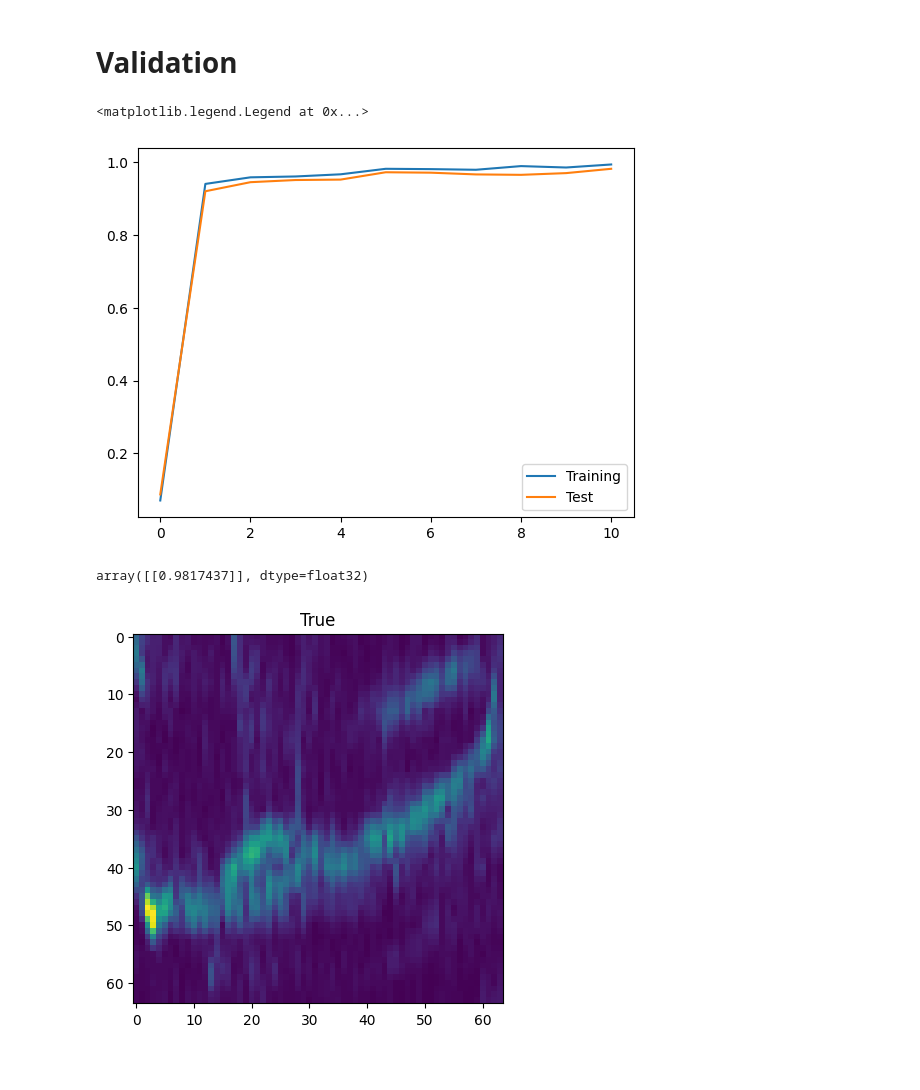
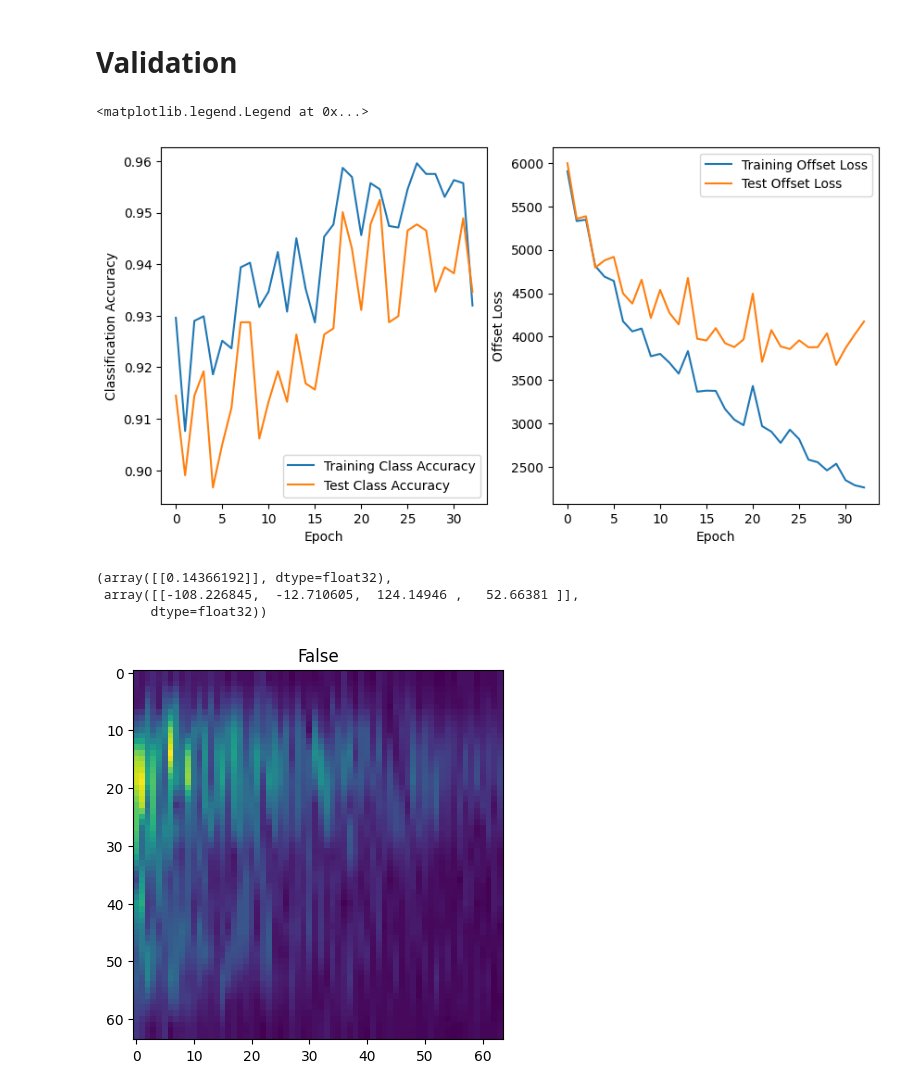
Before and after one commit to fangjunzhou/RCNN-Audio-Detection, a Jupyter notebook: bounding-box-classifier.ipynb, the cells around one changed output. Saved outputs shown, nothing was run; the diff lists cells and outputs as text; code cells hidden in the pictures.

Commit message:
Update: bounding-box-classifier Added offset prediction.

```diff
--- a/bounding-box-classifier.ipynb
+++ b/bounding-box-classifier.ipynb
@@ -93,8 +97,8 @@ class BoundingBoxDataset(Dataset):
 boundingBoxDataset = BoundingBoxDataset(SPECTROGRAM_DIR, LABEL_PATH, METADATA_PATH)
 fig, ax = plt.subplots(2, 2)
 # Randomly pick 2 positive and 2 negative spectrograms
-positiveIdxs = [idx for idx, label in enumerate(boundingBoxDataset.labels) if label == 1]
-negativeIdxs = [idx for idx, label in enumerate(boundingBoxDataset.labels) if label == 0]
+positiveIdxs = [idx for idx, label in enumerate(boundingBoxDataset.labels) if label[0] == 1]
+negativeIdxs = [idx for idx, label in enumerate(boundingBoxDataset.labels) if label[0] == 0]
 for i in range(2):
     indx = random.choice(positiveIdxs)
     ax[0][i].imshow(boundingBoxDataset.spectrograms[indx].reshape(64, 64))
@@ -150,8 +154,10 @@ class BoundingBoxClassifier(nn.Module):
         self.fc2 = nn.Linear(64, 32)
         # Hidden layer for metadata (3 -> 3)
         self.fc3 = nn.Linear(3, 3)
-        # Output layer (32 + 3 -> 1)
-        self.out = nn.Linear(32 + 3, 1)
+        # Output layer (32 + 3 -> 1) for classification
+        self.outClassification = nn.Linear(32 + 3, 1)
+        # Output layer (32 + 3 -> 4) for offset prediction
+        self.outOffset = nn.Linear(32 + 3, 4)
 
     def forward(self, x):
         # Split the x into spectrogram image and bounding box metadata
@@ -193,9 +199,10 @@ class BoundingBoxClassifier(nn.Module):
         x = torch.cat((x, metadata), 1)
 
         # Output layer
-        x = self.out(x)
-        x = torch.sigmoid(x)
-        return x
+        predictedClass = self.outClassification(x)
+        predictedClass = torch.sigmoid(predictedClass)
+        predictedOffset = self.outOffset(x)
+        return predictedClass, predictedOffset
 # %% [markdown]
 ## Utils
 # %%
@@ -225,7 +261,7 @@ def GetModelAccuracy(model, loader):
     return correct / total
 # %%
 # Init params
-EPOCHS = 10
+EPOCHS = 32
 LEARNING_RATE = 0.001
 # %%
 # Init model
@@ -234,6 +270,7 @@ model = BoundingBoxClassifier()
 model.to(device)
 
 # Defining loss function and optimizer
-lossFunc = nn.BCELoss()
+classificationLoss = nn.BCELoss()
+offsetLoss = nn.MSELoss()
 optimizer = torch.optim.Adam(model.parameters(), lr=LEARNING_RATE)
 # %%
@@ -298,16 +355,23 @@ Training set accuracy: 0.9941; Test set accuracy: 0.9822
 # Validation
 # %%
 # Plot accuracy over epochs
-fig, ax = plt.subplots(1, 1)
-ax.plot(history["epoch"], history["train_acc"], label="Training")
-ax.plot(history["epoch"], history["test_acc"], label="Test")
-ax.legend()
+fig, ax = plt.subplots(figsize=(10, 5), nrows=1, ncols=2)
+ax[0].plot(history["epoch"], history["train_acc"], label="Training Class Accuracy")
+ax[0].plot(history["epoch"], history["test_acc"], label="Test Class Accuracy")
+ax[0].set_xlabel("Epoch")
+ax[0].set_ylabel("Classification Accuracy")
+ax[0].legend()
+ax[1].plot(history["epoch"], history["train_offset_loss"], label="Training Offset Loss")
+ax[1].plot(history["epoch"], history["test_offset_loss"], label="Test Offset Loss")
+ax[1].set_xlabel("Epoch")
+ax[1].set_ylabel("Offset Loss")
+ax[1].legend()
 # %% [output]
 <matplotlib.legend.Legend at 0x...>
-[figure, old version]
+[figure, new version]
 # %%
 # Get the first spectrogram and label from the test set
-spectrogram, metadata, label = boundingBoxDataset[100]
+spectrogram, metadata, label = boundingBoxDataset[400]
 label = label.cpu().detach().numpy()
 
 # Plot the spectrogram and label
@@ -321,11 +385,16 @@ spectrogram = spectrogram.reshape(1, -1).to(device)
 metadata = metadata.reshape(1, -1).to(device)
 
 inputs = torch.cat((spectrogram, metadata), dim=1)
-predicted = model(inputs).cpu().detach().numpy()
-predicted
+predictedClass, predictedOffset = model(inputs)
+predictedClass = predictedClass.detach().cpu().numpy()
+predictedOffset = predictedOffset.detach().cpu().numpy()
+
+predictedClass, predictedOffset
 # %% [output]
-array([[0.9817437]], dtype=float32)
+(array([[0.14366192]], dtype=float32),
+ array([[-108.226845,  -12.710605,  124.14946 ,   52.66381 ]],
+       dtype=float32))
-[figure, old version]
+[figure, new version]
 # %%
 DATA_PATH = "data"
 # Save the model
```
Also changed, not shown: parts of 4 cells of this notebook, 1 other file.
